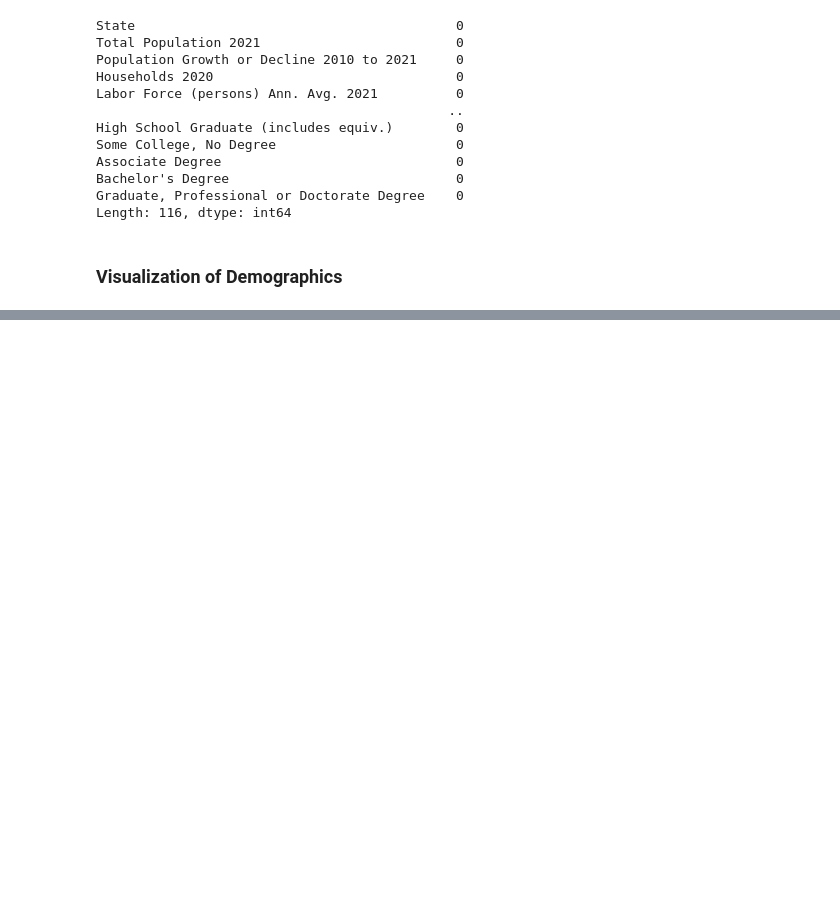
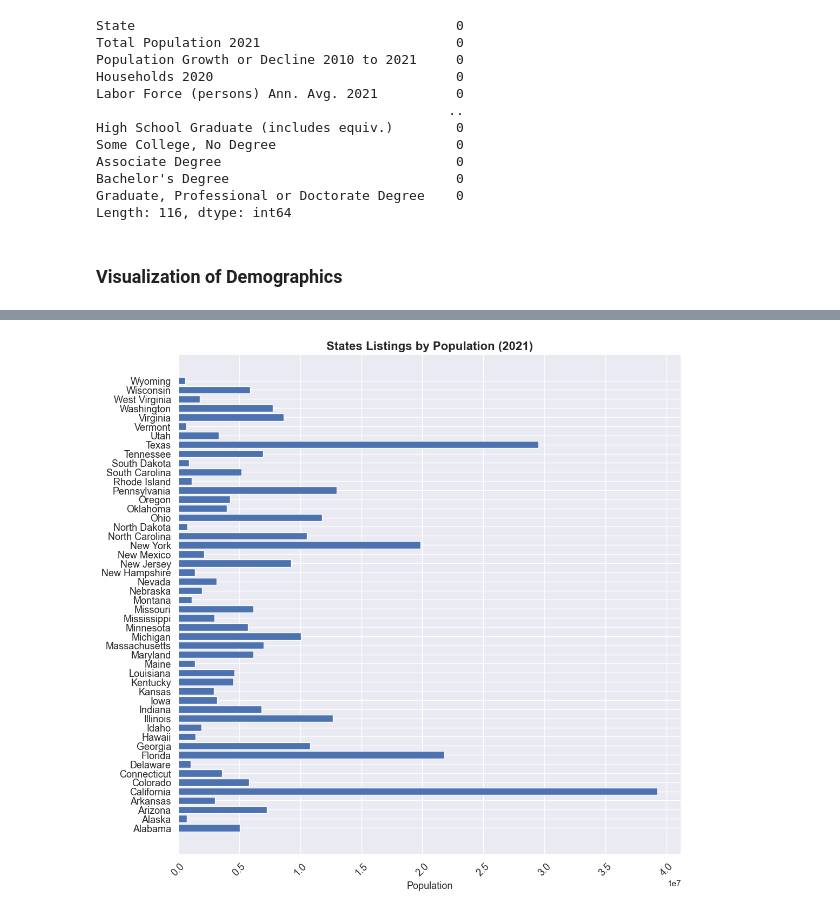
Before and after one commit to Tyler-KD/entering-the-us-market, a Jupyter notebook: entering_the_us_market.ipynb, the cells around one changed output, grey strips where cells are left out. Cells and saved outputs as stored; diff of their text form; code cells hidden in the pictures; blank space fills up the shorter version.

```diff
--- a/entering_the_us_market.ipynb
+++ b/entering_the_us_market.ipynb
@@ -123,0 +111,14 @@ See the caveats in the documentation: https://pandas.pydata.org/pandas-docs/stab
+# %%
+# Compare the total population of each state in 2021 using a horizontal bar chart. X-axis: Population, Y-axis: States.
+plt.figure(figsize = (12, 12))
+# colors = ["orange"]
+plt.barh(y=df_population["State"],
+         width=df_population["Total Population 2021"],
+         )
+plt.xticks(rotation = 45, fontsize = 13)
+plt.yticks(fontsize = 13)
+plt.title("States Listings by Population (2021)", fontsize = 16, fontweight = "bold")
+plt.xlabel("Population", fontsize = 13)
+plt.show()
+# %% [output]
+[figure, added]
```
Also changed, not shown: parts of 3 cells of this notebook.
